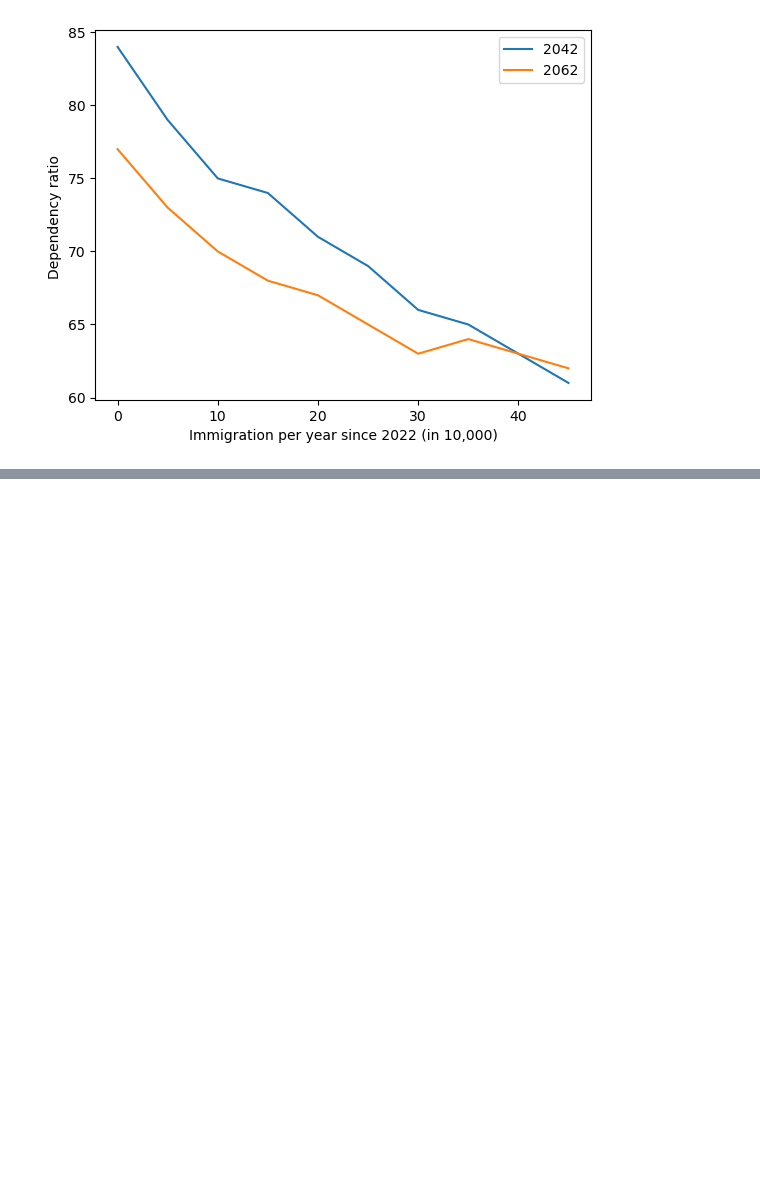
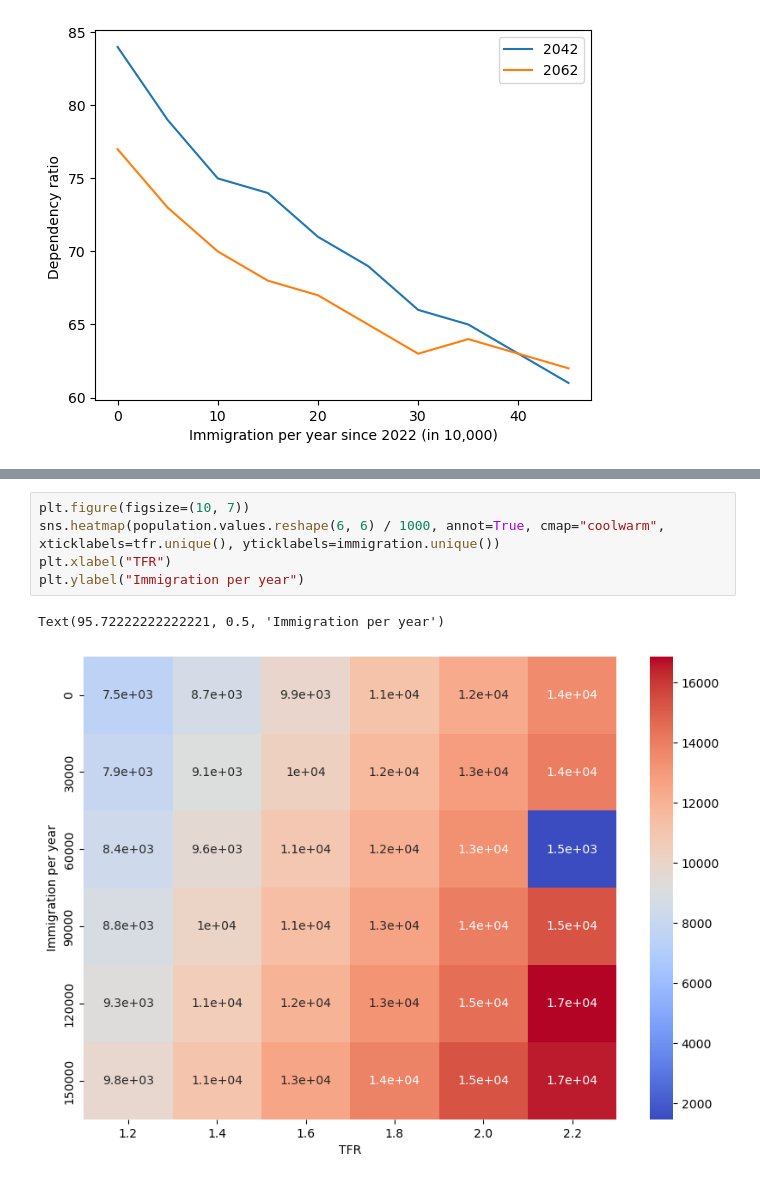
Before and after one commit to borisim/IV109, a Jupyter notebook: plot_data.ipynb, the cells around one changed output, grey strips where cells are left out. Saved outputs shown, nothing was run; the diff lists cells and outputs as text; blank space fills up the shorter version.

```diff
--- a/plot_data.ipynb
+++ b/plot_data.ipynb
@@ -19,0 +45,8 @@ Text(0, 0.5, 'Dependency ratio ')
+# %%
+plt.figure(figsize=(10, 7))
+sns.heatmap(population.values.reshape(6, 6) / 1000, annot=True, cmap="coolwarm", xticklabels=tfr.unique(), yticklabels=immigration.unique())
+plt.xlabel("TFR")
+plt.ylabel("Immigration per year")
+# %% [output]
+Text(95.72222222222221, 0.5, 'Immigration per year')
+[figure, added]
```
Also changed, not shown: parts of 3 cells of this notebook, 1 other file.
